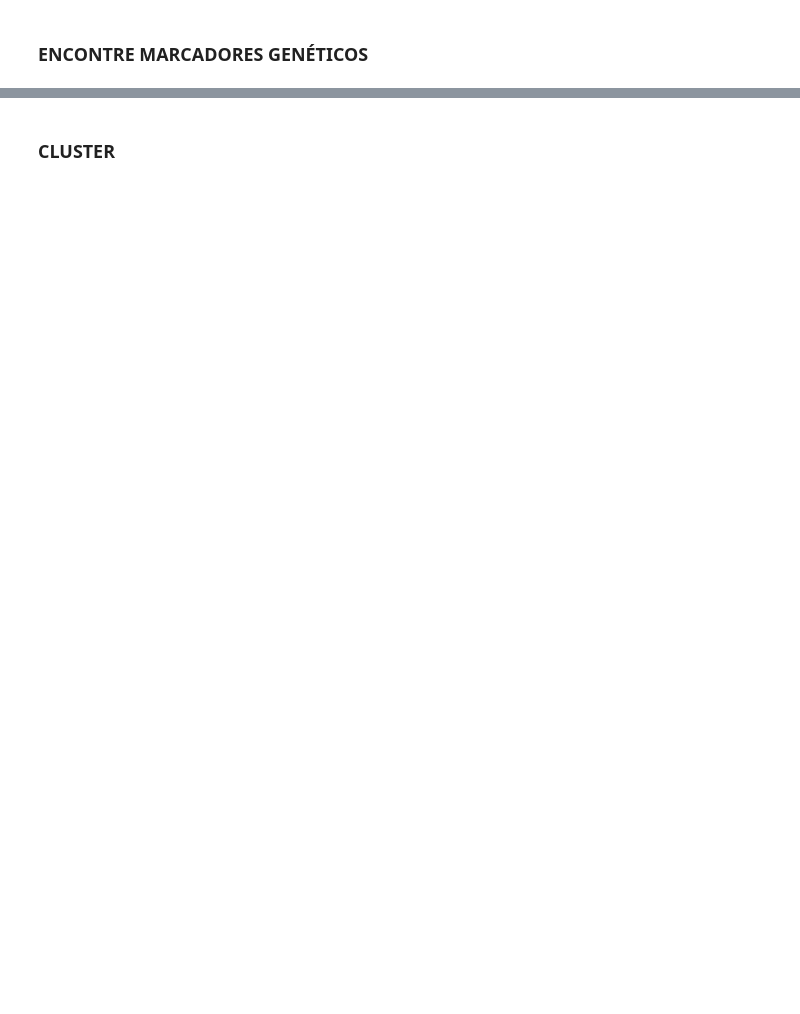
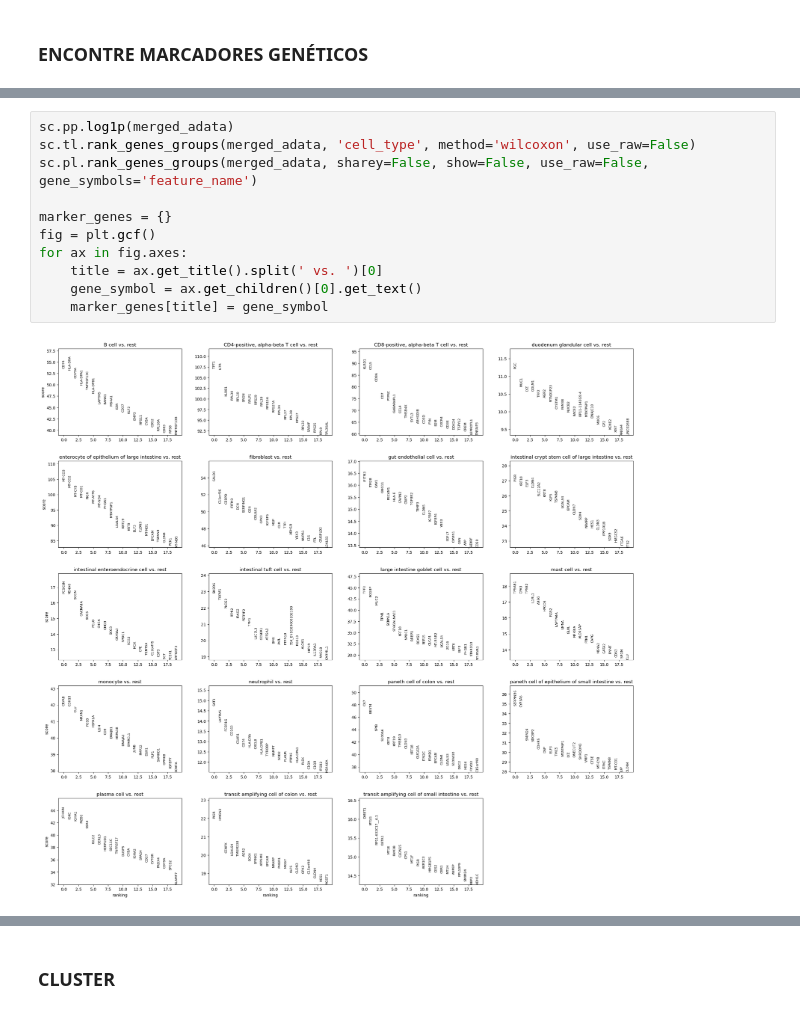
Before and after one commit to monocas/Bio_single_math, a Jupyter notebook: Biomath - Single Cells.ipynb, the cells around one changed output, grey strips where cells are left out. Drawn from its saved outputs; the diff is of its cells as text; blank space fills up the shorter version.

```diff
--- a/Biomath - Single Cells.ipynb
+++ b/Biomath - Single Cells.ipynb
@@ -97,0 +107,13 @@ sc.pl.rank_genes_groups(adata, sharey=False)
+# %%
+sc.pp.log1p(merged_adata)
+sc.tl.rank_genes_groups(merged_adata, 'cell_type', method='wilcoxon', use_raw=False)
+sc.pl.rank_genes_groups(merged_adata, sharey=False, show=False, use_raw=False, gene_symbols='feature_name')
+
+marker_genes = {}
+fig = plt.gcf()
+for ax in fig.axes:
+    title = ax.get_title().split(' vs. ')[0]
+    gene_symbol = ax.get_children()[0].get_text()
+    marker_genes[title] = gene_symbol
+# %% [output]
+[figure, added]
```
Also changed, not shown: parts of 22 cells of this notebook.
